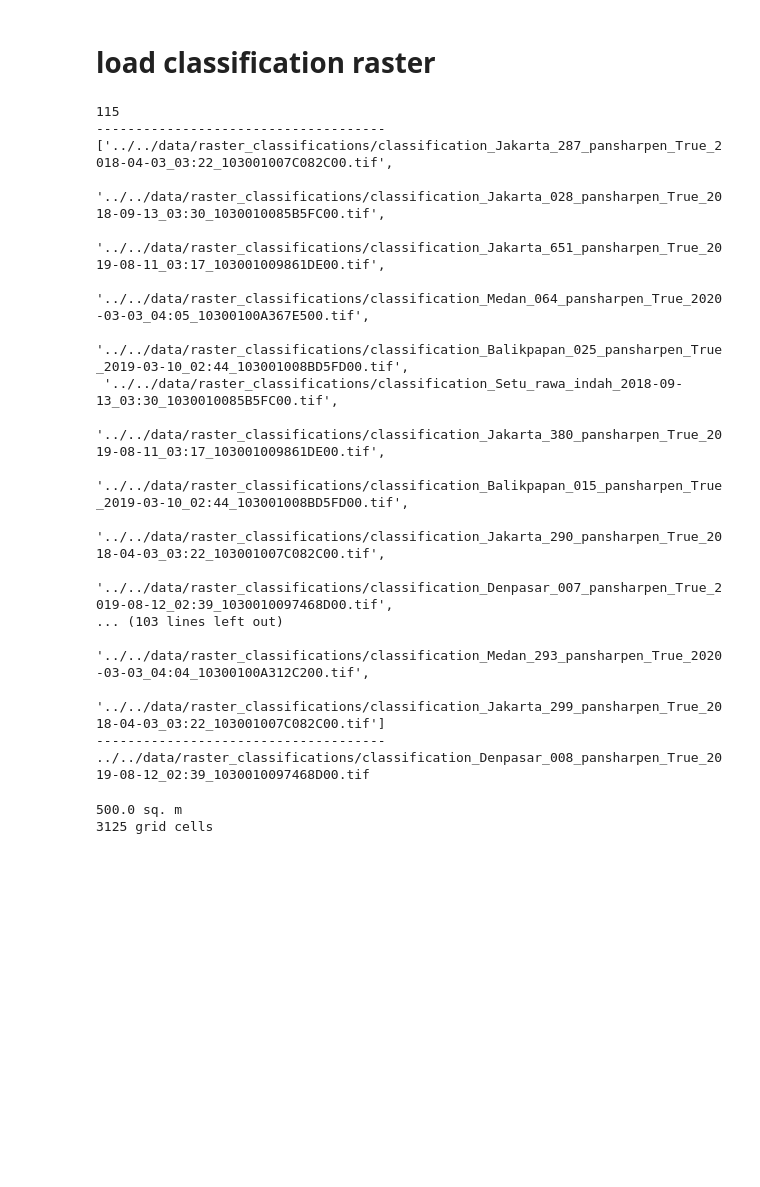
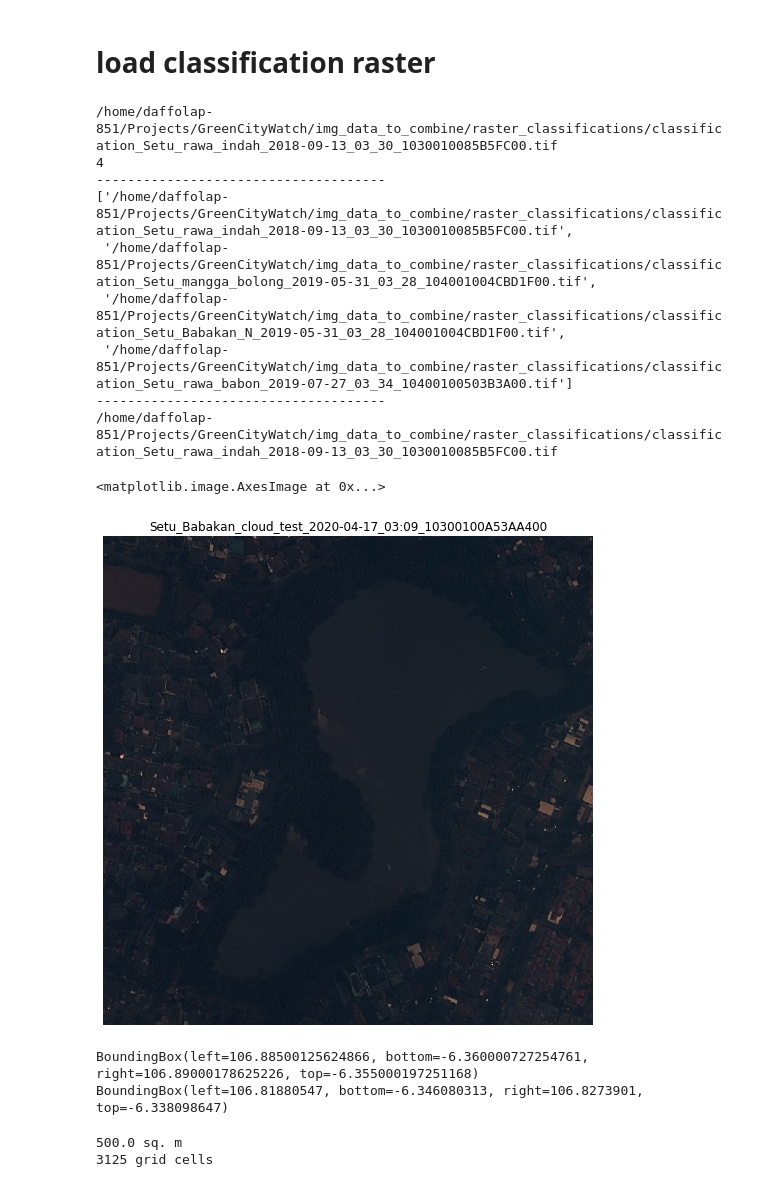
Before and after one commit to krakchris/rimbun.io, a Jupyter notebook: notebooks/Vectorization.ipynb, the cells around one changed output. Drawn from its saved outputs; the diff is of its cells as text; code cells hidden in the pictures; blank space fills up the shorter version.

```diff
--- a/notebooks/Vectorization.ipynb
+++ b/notebooks/Vectorization.ipynb
@@ -106,10 +138,11 @@ from shapely.ops import cascaded_union
 name = ''
 
 # find files in classification folder
-raster_files_path = '../../data/raster_classifications/classification_{}*.tif'.format(name)
+raster_files_path = '/home/daffolap-851/Projects/GreenCityWatch/img_data_to_combine/raster_classifications/*.tif'
 raster_files = glob.glob(raster_files_path)
-file_path = raster_files[20]
-
+# print(raster_files)
+file_path = raster_files[0]
+print(file_path)
 print(len(raster_files))
 print('-------------------------------------')
 pprint(raster_files)
@@ -123,23 +156,61 @@ affine = dataset.meta['transform']
 width = dataset.meta['width']
 height = dataset.meta['height']
 # %% [output]
-115
+/home/daffolap-851/Projects/GreenCityWatch/img_data_to_combine/raster_classifications/classification_Setu_rawa_indah_2018-09-13_03_30_1030010085B5FC00.tif
+4
 -------------------------------------
-['../../data/raster_classifications/classification_Jakarta_287_pansharpen_True_2018-04-03_03:22_103001007C082C00.tif',
- '../../data/raster_classifications/classification_Jakarta_028_pansharpen_True_2018-09-13_03:30_1030010085B5FC00.tif',
- '../../data/raster_classifications/classification_Jakarta_651_pansharpen_True_2019-08-11_03:17_103001009861DE00.tif',
- '../../data/raster_classifications/classification_Medan_064_pansharpen_True_2020-03-03_04:05_10300100A367E500.tif',
- '../../data/raster_classifications/classification_Balikpapan_025_pansharpen_True_2019-03-10_02:44_103001008BD5FD00.tif',
- '../../data/raster_classifications/classification_Setu_rawa_indah_2018-09-13_03:30_1030010085B5FC00.tif',
- '../../data/raster_classifications/classification_Jakarta_380_pansharpen_True_2019-08-11_03:17_103001009861DE00.tif',
- '../../data/raster_classifications/classification_Balikpapan_015_pansharpen_True_2019-03-10_02:44_103001008BD5FD00.tif',
- '../../data/raster_classifications/classification_Jakarta_290_pansharpen_True_2018-04-03_03:22_103001007C082C00.tif',
- '../../data/raster_classifications/classification_Denpasar_007_pansharpen_True_2019-08-12_02:39_1030010097468D00.tif',
-... (103 lines left out)
- '../../data/raster_classifications/classification_Medan_293_pansharpen_True_2020-03-03_04:04_10300100A312C200.tif',
- '../../data/raster_classifications/classification_Jakarta_299_pansharpen_True_2018-04-03_03:22_103001007C082C00.tif']
+['/home/daffolap-851/Projects/GreenCityWatch/img_data_to_combine/raster_classifications/classification_Setu_rawa_indah_2018-09-13_03_30_1030010085B5FC00.tif',
+ '/home/daffolap-851/Projects/GreenCityWatch/img_data_to_combine/raster_classifications/classification_Setu_mangga_bolong_2019-05-31_03_28_104001004CBD1F00.tif',
+ '/home/daffolap-851/Projects/GreenCityWatch/img_data_to_combine/raster_classifications/classification_Setu_Babakan_N_2019-05-31_03_28_104001004CBD1F00.tif',
+ '/home/daffolap-851/Projects/GreenCityWatch/img_data_to_combine/raster_classifications/classification_Setu_rawa_babon_2019-07-27_03_34_10400100503B3A00.tif']
 -------------------------------------
-../../data/raster_classifications/classification_Denpasar_008_pansharpen_True_2019-08-12_02:39_1030010097468D00.tif
+/home/daffolap-851/Projects/GreenCityWatch/img_data_to_combine/raster_classifications/classification_Setu_rawa_indah_2018-09-13_03_30_1030010085B5FC00.tif
+# %%
+dataset_orig = rasterio.open('/home/daffolap-851/Projects/GreenCityWatch/img_data_to_combine/Setu_rawa_indah_2018-09-13_03_30_1030010085B5FC00.tif')
+# dataset = rasterio.open(raster_files[0])
+
+meta_data = dataset_orig.profile
+
+out_img = dataset_orig.read()
+
+# Normalize bands into 0.0 - 1.0 scale
+def normalize(array):
+    array_min, array_max = array.min(), array.max()
+    return (array - array_min) / (array_max - array_min)
+
+# Convert to numpy arrays
+red = dataset_orig.read(4)
+blue = dataset_orig.read(1)
+green = dataset_orig.read(2)
+
+# Normalize band DN
+blue_norm = normalize(blue)
+red_norm = normalize(red)
+green_norm = normalize(green)
+
+# Stack bands
+rgb_orig = np.dstack((red_norm, green_norm, blue_norm))
+
+# View the color composite
+fig = matplotlib.pyplot.gcf()
+fig.set_size_inches(20, 9, forward=True)
+# plt.imshow(nrg,cmap='gray')
+plt.title('Setu_Babakan_cloud_test_2020-04-17_03:09_10300100A53AA400')
+plt.axis('off')
+plt.imshow(rgb_orig)
+# %% [output]
+<matplotlib.image.AxesImage at 0x...>
+[figure, added]
+# %%
+original_tif = rasterio.open('/home/daffolap-851/Projects/GreenCityWatch/img_data_to_combine/Setu_rawa_indah_2018-09-13_03_30_1030010085B5FC00.tif')
+class_tif = rasterio.open(raster_files[2])
+
+# plt.imshow(class_tif.read(), cmap='gray')
+print(original_tif.bounds)
+print(class_tif.bounds)
+# %% [output]
+BoundingBox(left=106.88500125624866, bottom=-6.360000727254761, right=106.89000178625226, top=-6.355000197251168)
+BoundingBox(left=106.81880547, bottom=-6.346080313, right=106.8273901, top=-6.338098647)
 # %%
 thresh = filters.threshold_otsu(data[0])
 
```
Also changed, not shown: parts of 23 cells of this notebook.
